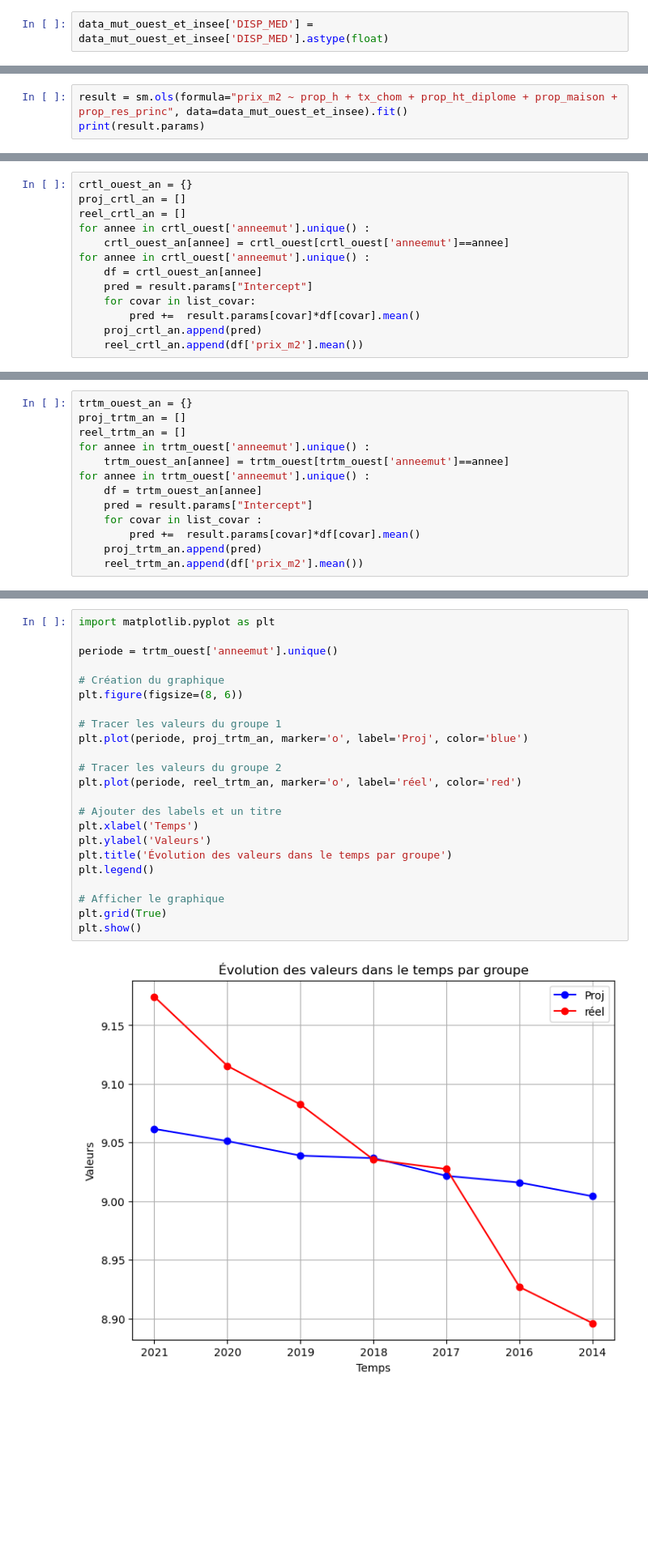
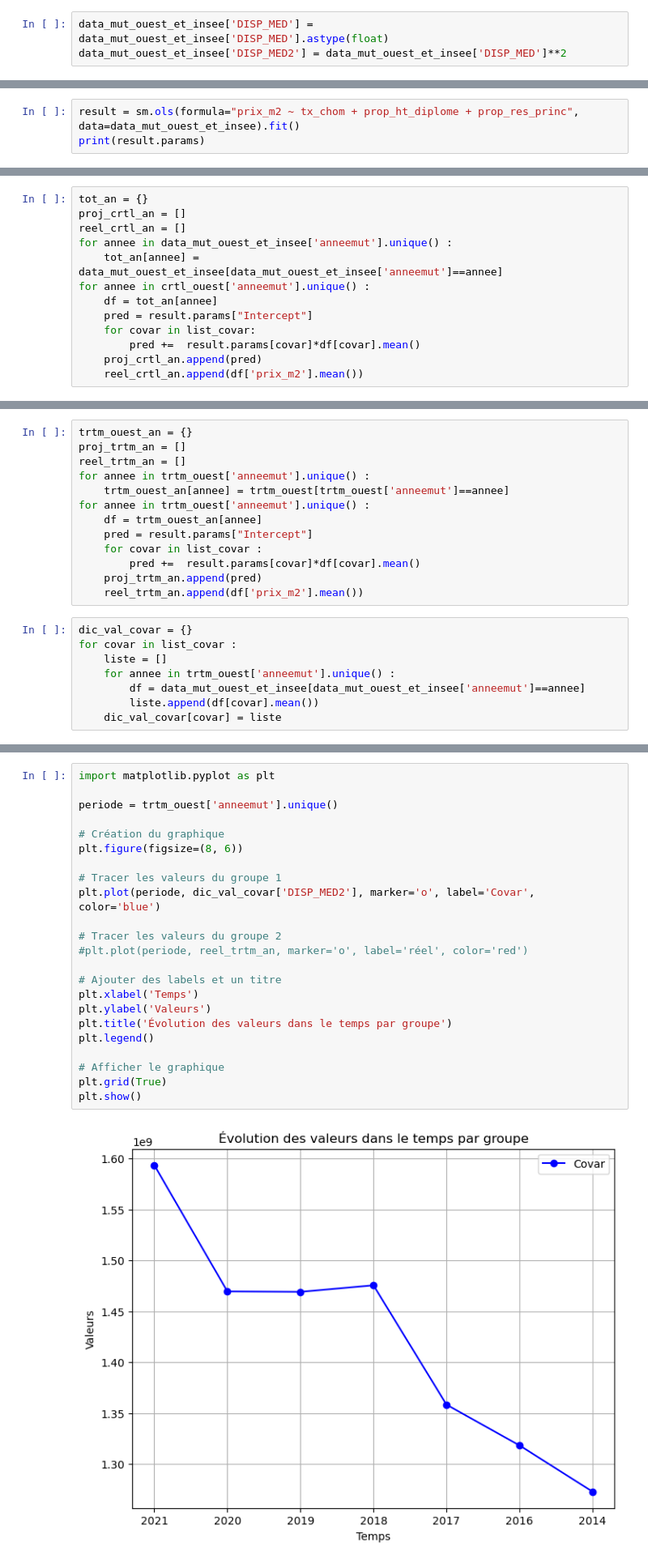
Before and after one commit to CaroLebrun/projet-python-2A, a Jupyter notebook: main.ipynb, the cells around one changed output, grey strips where cells are left out. Shown at 81% size. Drawn from its saved outputs; the diff is of its cells as text; blank space fills up the shorter version.

```diff
--- a/main.ipynb
+++ b/main.ipynb
@@ -757,2 +890,3 @@ print(len(data_mut_ouest_et_insee))
 # %%
 data_mut_ouest_et_insee['DISP_MED'] = data_mut_ouest_et_insee['DISP_MED'].astype(float)
+data_mut_ouest_et_insee['DISP_MED2'] = data_mut_ouest_et_insee['DISP_MED']**2
@@ -770,6 +896,6 @@ trtm_ouest = data_mut_ouest_et_insee[data_mut_ouest_et_insee['coddep']=='75']
 # %% [markdown]
 On peut maintenant lancer notre régression.
 # %%
-result = sm.ols(formula="prix_m2 ~ prop_h + tx_chom + prop_ht_diplome + prop_maison + prop_res_princ", data=data_mut_ouest_et_insee).fit()
+result = sm.ols(formula="prix_m2 ~ tx_chom + prop_ht_diplome + prop_res_princ", data=data_mut_ouest_et_insee).fit()
 print(result.params)
 # %% [output]
@@ -793,13 +919,13 @@ dtype: float64
 # %% [markdown]
 On va regarder si les covariables qu'on a choisies sont utiles pour prédire l'évolution des prix au mètre carré :
 # %%
-crtl_ouest_an = {}
+tot_an = {}
 proj_crtl_an = []
 reel_crtl_an = []
+for annee in data_mut_ouest_et_insee['anneemut'].unique() :
+    tot_an[annee] = data_mut_ouest_et_insee[data_mut_ouest_et_insee['anneemut']==annee]
 for annee in crtl_ouest['anneemut'].unique() :
-    crtl_ouest_an[annee] = crtl_ouest[crtl_ouest['anneemut']==annee]
-for annee in crtl_ouest['anneemut'].unique() :
-    df = crtl_ouest_an[annee]
+    df = tot_an[annee]
     pred = result.params["Intercept"]
     for covar in list_covar:
         pred +=  result.params[covar]*df[covar].mean()
@@ -843,3 +969,11 @@ for annee in trtm_ouest['anneemut'].unique() :
         pred +=  result.params[covar]*df[covar].mean()
     proj_trtm_an.append(pred)
     reel_trtm_an.append(df['prix_m2'].mean())
+# %%
+dic_val_covar = {}
+for covar in list_covar :
+    liste = []
+    for annee in trtm_ouest['anneemut'].unique() :
+        df = data_mut_ouest_et_insee[data_mut_ouest_et_insee['anneemut']==annee]
+        liste.append(df[covar].mean())
+    dic_val_covar[covar] = liste
@@ -846,25 +984,25 @@ for annee in trtm_ouest['anneemut'].unique() :
 # %%
 import matplotlib.pyplot as plt
 
 periode = trtm_ouest['anneemut'].unique()
 
 # Création du graphique
 plt.figure(figsize=(8, 6))
 
 # Tracer les valeurs du groupe 1
-plt.plot(periode, proj_trtm_an, marker='o', label='Proj', color='blue')
+plt.plot(periode, dic_val_covar['DISP_MED2'], marker='o', label='Covar', color='blue')
 
 # Tracer les valeurs du groupe 2
-plt.plot(periode, reel_trtm_an, marker='o', label='réel', color='red')
+#plt.plot(periode, reel_trtm_an, marker='o', label='réel', color='red')
 
 # Ajouter des labels et un titre
 plt.xlabel('Temps')
 plt.ylabel('Valeurs')
 plt.title('Évolution des valeurs dans le temps par groupe')
 plt.legend()
 
 # Afficher le graphique
 plt.grid(True)
 plt.show()
 # %% [output]
-[figure, old version]
+[figure, new version]
```
Also changed, not shown: parts of 49 cells of this notebook.
